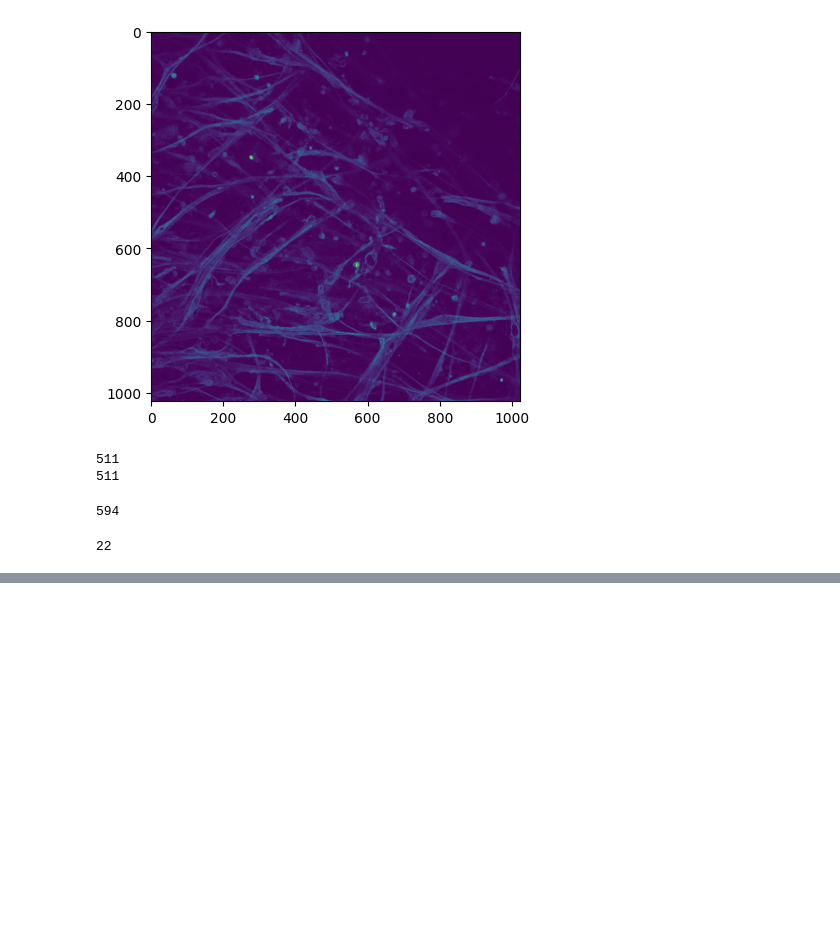
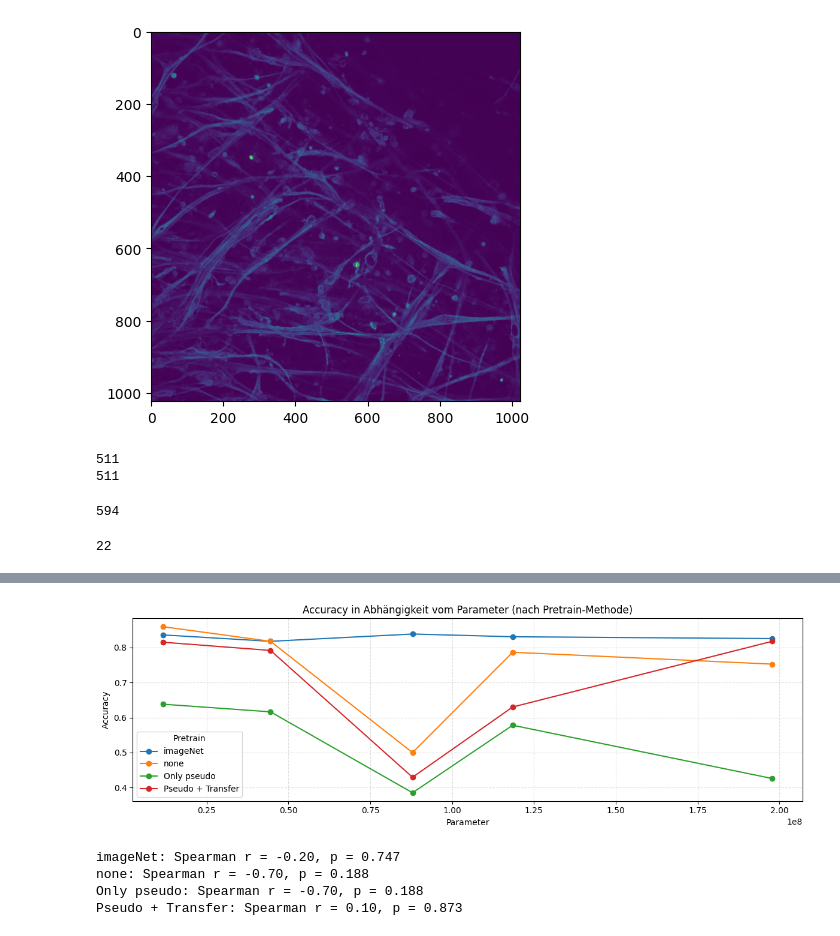
Before and after one commit to DavidExler/Masterarbeit, a Jupyter notebook: data.ipynb, the cells around one changed output, grey strips where cells are left out. Cells and saved outputs as stored; diff of their text form; code cells hidden in the pictures; blank space fills up the shorter version.

```diff
--- a/data.ipynb
+++ b/data.ipynb
@@ -342,3 +342,16 @@ print(len(normalized_channels))
 import pickle
 with open('normalized_channels.pkl', 'wb') as handle:
     pickle.dump(normalized_channels, handle, protocol=pickle.HIGHEST_PROTOCOL)
+# %%
+import matplotlib.pyplot as plt
+import pandas as pd
+path = "C:\\Users\\david\\Documents\\Uni\\Masterarbeit\\results_classifier.csv"
+# %%
+df = pd.read_csv(path)
+df['Accuracy'] = df['Accuracy'].astype(str).str.replace(',', '.').astype(float)
+
+keys = ['imageNet', 'none', 'Only pseudo', 'Pseudo + Transfer']
+for key in keys:
+    print(key)
+    df_key = df[df['Pretrain'] == key]
+    print(df_key['Accuracy'])
@@ -344,0 +376,12 @@ with open('normalized_channels.pkl', 'wb') as handle:
+# %%
+grouped = (
+    df[
+        (df['Encoder'] != "SAM") &
+        (df['Decoder'] == "3D") &
+        (df['Mask Channel'] == "Ch0 Mask")
+    ]
+    .groupby(['Pretrain', 'Parameter'], as_index=False)
+    .agg({'Accuracy': 'mean'})
+)
+
+print(grouped)
@@ -344,0 +406,28 @@ with open('normalized_channels.pkl', 'wb') as handle:
+# %%
+plt.figure(figsize=(12, 4))
+for key in keys:
+    df_key = grouped[grouped['Pretrain'] == key]
+    plt.plot(df_key['Parameter'], df_key['Accuracy'], marker='o', label=key)
+
+plt.title("Accuracy in Abhängigkeit vom Parameter (nach Pretrain-Methode)")
+plt.xlabel("Parameter")
+plt.ylabel("Accuracy")
+plt.legend(title="Pretrain")
+plt.grid(True, linestyle='--', alpha=0.4)
+plt.tight_layout()
+plt.savefig('Parameter_V_Pretrain.svg', dpi=300)
+plt.show()
+# %% [output]
+[figure, added]
+# %%
+from scipy.stats import spearmanr
+
+for key in keys:
+    df_key = grouped[grouped['Pretrain'] == key]
+    corr, p = spearmanr(df_key['Parameter'], df_key['Accuracy'])
+    print(f"{key}: Spearman r = {corr:.2f}, p = {p:.3f}")
+# %% [output]
+imageNet: Spearman r = -0.20, p = 0.747
+none: Spearman r = -0.70, p = 0.188
+Only pseudo: Spearman r = -0.70, p = 0.188
+Pseudo + Transfer: Spearman r = 0.10, p = 0.873
```
Also changed, not shown: parts of 6 cells of this notebook, 12 other files.
